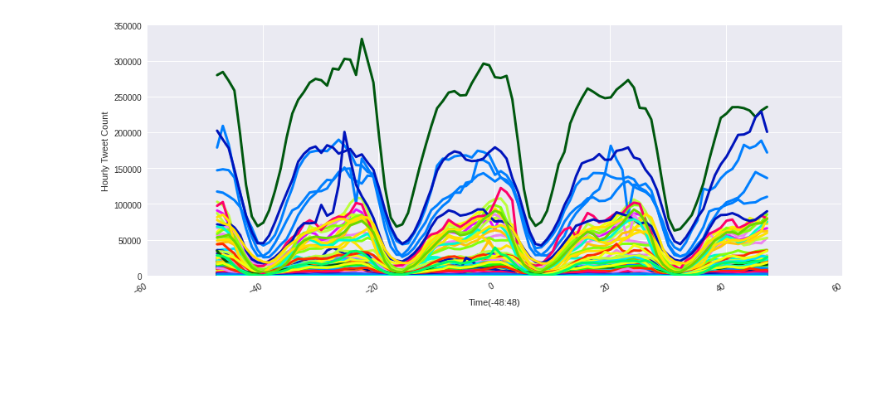
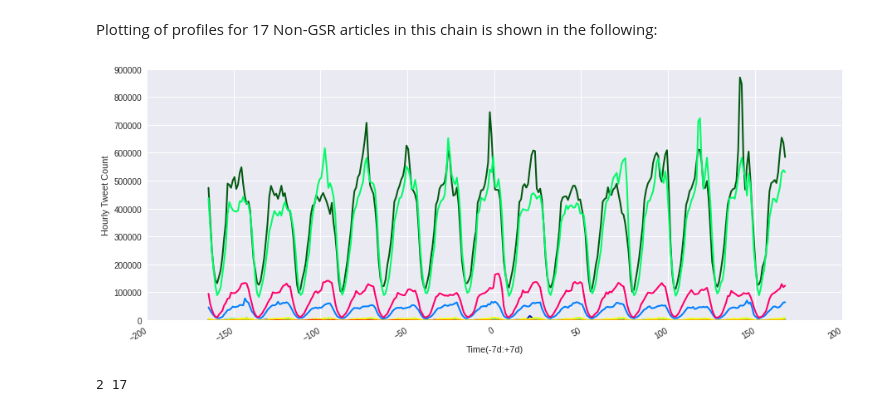
Before and after one commit to yning/tweets, a Jupyter notebook: plot_gsr_metric.ipynb, the cells around one changed output. Drawn from its saved outputs; the diff is of its cells as text; code cells hidden in the pictures; blank space fills up the shorter version.

```diff
--- a/plot_gsr_metric.ipynb
+++ b/plot_gsr_metric.ipynb
@@ -1,9 +11,20 @@
+# %% [markdown]
+Plotting of profiles for 17 Non-GSR articles in this chain is shown in the following:
+# %%
+plot_hourly_entity_mentions_from_metrics(non_gsr_profiles)
+# %% [output]
+[figure, added]
+# %%
+gsr_metric_path= "/home/yning/story-twitter/topsy/gsr_chain_metrics_1-3/c18cb17a-913c-5eef-88d3-d0254e6e32ef/"
+gsr_profiles, non_gsr_profiles = read_tweets_metric_separately(gsr_metric_path)
+#print len(profiles)
+print len(gsr_profiles), len(non_gsr_profiles)
+# %% [output]
+2 17
 # %%
-gsr_metric_path = "/home/yning/story-twitter/topsy/gsr_metrics/"
-profiles = read_gsr_metric(gsr_metric_path)
-plot_hourly_entity_mentions_from_metrics(profiles)
+#gsr_metric_path = "/home/yning/story-twitter/topsy/gsr_chain_metrics/02b62838-ef62-5bc0-b9e1-198623d91c59/"
+#profiles = read_gsr_metric(gsr_metric_path)
+#plot_hourly_entity_mentions_from_metrics(profiles)
-# %% [output]
-[figure, removed]
 # %%
 import json
 import os
```
Also changed, not shown: parts of 4 cells of this notebook.
